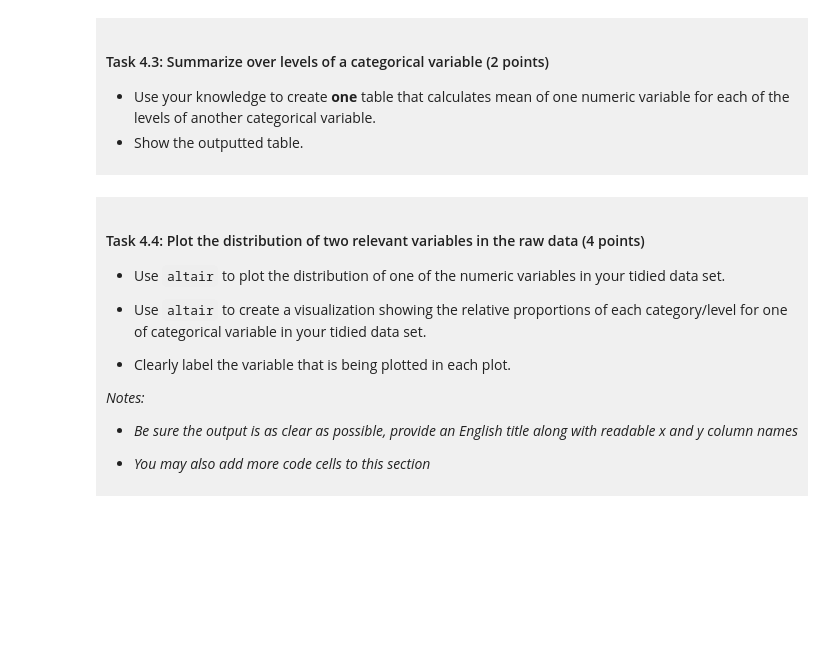
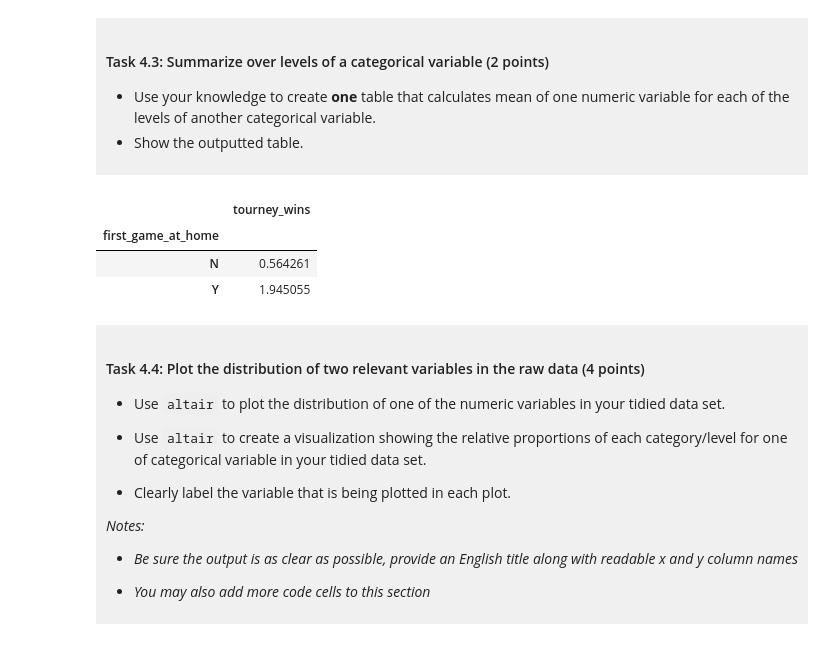
Before and after one commit to Mike47a/dsci-100-project-Mike-Xu, a Jupyter notebook: dsci-100-project-notebook (1).ipynb, the cells around one changed output. Cells and saved outputs as stored; diff of their text form; code cells hidden in the pictures; blank space fills up the shorter version.

```diff
--- a/dsci-100-project-notebook (1).ipynb
+++ b/dsci-100-project-notebook (1).ipynb
@@ -256,7 +269,16 @@ You will refine your research question (if needed) and produce a tidy data set.
 - Show the outputted table.
 </div>
 # %%
-### EDIT THIS CODE CELL ###
+home_summary = (
+    tidy_data.groupby('first_game_at_home')[['tourney_wins']]
+    .mean()
+)
+home_summary
+# %% [output]
+|  | tourney_wins |
+| first_game_at_home |  |
+| N | 0.564261 |
+| Y | 1.945055 |
 # %% [markdown]
 <div style="background-color: #f0f0f0; padding: 10px;">
 
```
Also changed, not shown: parts of 12 cells of this notebook.
